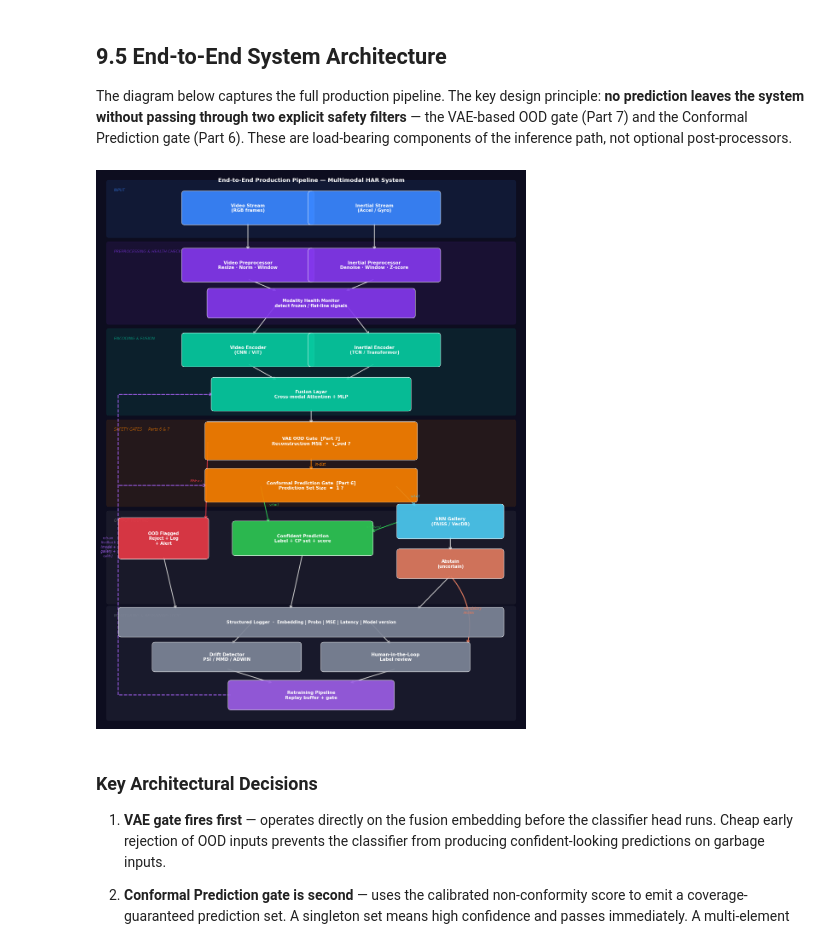
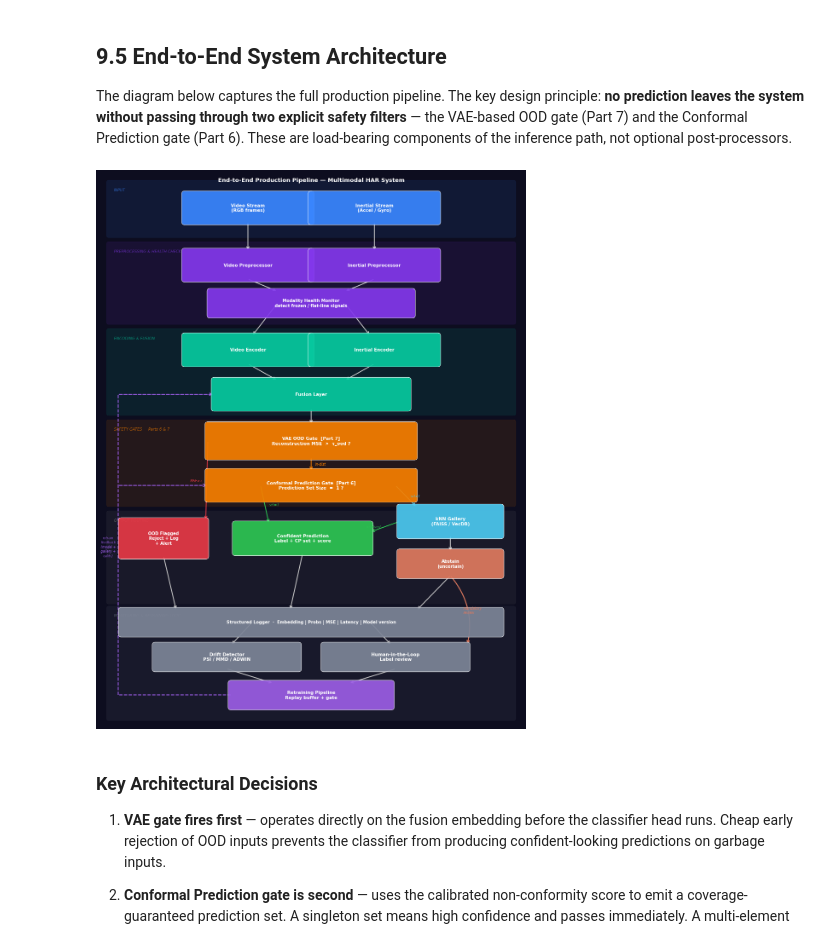
Before and after one commit to Noam-Diamant/multimodal_har, a Jupyter notebook: notebooks/parts_8_9.ipynb, the cells around one changed output. Saved outputs shown, nothing was run; the diff lists cells and outputs as text; code cells hidden in the pictures.

```diff
--- a/notebooks/parts_8_9.ipynb
+++ b/notebooks/parts_8_9.ipynb
@@ -235,14 +235,14 @@ box(ax, 3.5, 12.20, 1.50, 0.33, 'Video Stream\n(RGB frames)', C['inp'])
 box(ax, 6.5, 12.20, 1.50, 0.33, 'Inertial Stream\n(Accel / Gyro)', C['inp'])
 
 # ── PREPROCESSING ────────────────────────────────────────────────────────
-box(ax, 3.5, 10.85, 1.50, 0.33, 'Video Preprocessor\nResize · Norm · Window', C['prep'])
-box(ax, 6.5, 10.85, 1.50, 0.33, 'Inertial Preprocessor\nDenoise · Window · Z-score', C['prep'])
+box(ax, 3.5, 10.85, 1.50, 0.33, 'Video Preprocessor', C['prep'])
+box(ax, 6.5, 10.85, 1.50, 0.33, 'Inertial Preprocessor', C['prep'])
 box(ax, 5.0,  9.95, 2.40, 0.28, 'Modality Health Monitor\ndetect frozen / flat-line signals', C['prep'], fs=7.0)
 
 # ── ENCODING & FUSION ────────────────────────────────────────────────────
-box(ax, 3.5, 8.85, 1.50, 0.33, 'Video Encoder\n(CNN / ViT)', C['enc'])
-box(ax, 6.5, 8.85, 1.50, 0.33, 'Inertial Encoder\n(TCN / Transformer)', C['enc'])
-box(ax, 5.0, 7.80, 2.30, 0.33, 'Fusion Layer\nCross-modal Attention + MLP', C['enc'])
+box(ax, 3.5, 8.85, 1.50, 0.33, 'Video Encoder', C['enc'])
+box(ax, 6.5, 8.85, 1.50, 0.33, 'Inertial Encoder', C['enc'])
+box(ax, 5.0, 7.80, 2.30, 0.33, 'Fusion Layer', C['enc'])
 
 # ── SAFETY GATES ─────────────────────────────────────────────────────────
 box(ax, 5.0, 6.70, 2.45, 0.38, 'VAE OOD Gate  [Part 7]\nReconstruction MSE  >  \u03c4_ood ?', C['sfty'])
@@ -286,34 +286,34 @@ arr(ax, 8.30, 3.52, 8.70,  1.88, 'mandatory\nreview', C['abst'], lw=1.6, rad=-0.
 arr(ax, 3.60, 2.42, 3.10,  1.88)                         # Logger → drift
 arr(ax, 6.40, 2.42, 6.90,  1.88)                         # Logger → human
 arr(ax, 3.00, 1.32, 4.10,  0.98)                         # Drift → retrain
 arr(ax, 7.00, 1.32, 5.90,  0.98)                         # Human → retrain
 
 # ── RETRAIN FEEDBACK (dashed, left margin) ───────────────────────────────
 lc = C['ret']
 ax.plot([3.10, 0.42], [0.70, 0.70], color=lc, lw=1.5, ls='--', zorder=2)
 ax.plot([0.42, 0.42], [0.70, 7.80], color=lc, lw=1.5, ls='--', zorder=2)
 # → Fusion
 ax.annotate('', xy=(2.70, 7.80), xytext=(0.42, 7.80),
             arrowprops=dict(arrowstyle='->', color=lc, lw=1.5, linestyle='dashed'),
             zorder=2)
 # → CP calibration
 ax.annotate('', xy=(2.55, 5.65), xytext=(0.42, 5.65),
             arrowprops=dict(arrowstyle='->', color=lc, lw=1.5, linestyle='dashed'),
             zorder=2)
 ax.text(0.19, 4.20, 'retrain\nfeedback\n(model +\ngallery +\ncalib.)',
         fontsize=5.5, color=lc, ha='center', va='center', style='italic', zorder=5)
 
 # ── TITLE ────────────────────────────────────────────────────────────────
 ax.text(5.0, 12.92,
         'End-to-End Production Pipeline — Multimodal HAR System',
         ha='center', va='top', fontsize=9.5, fontweight='bold', color='white')
 
 plt.tight_layout(pad=0.3)
 plt.savefig('../data/pipeline_architecture.png', dpi=150, bbox_inches='tight',
             facecolor='#0d0d1f')
 plt.show()
 # %% [output]
-[figure, old version]
+[figure, new version]
 # %% [markdown]
 ### Key Architectural Decisions
 
```
Also changed, not shown: 2 other files.
